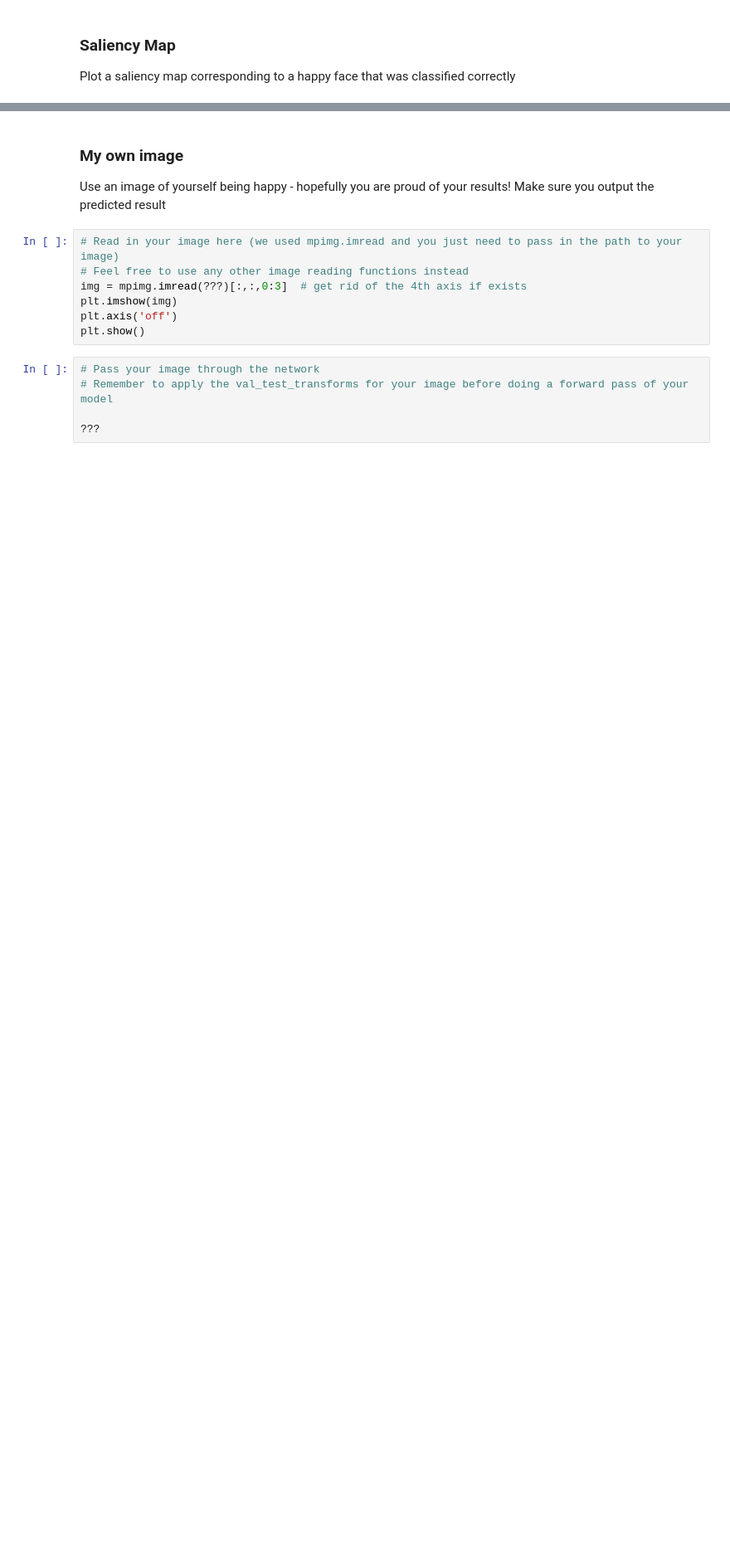
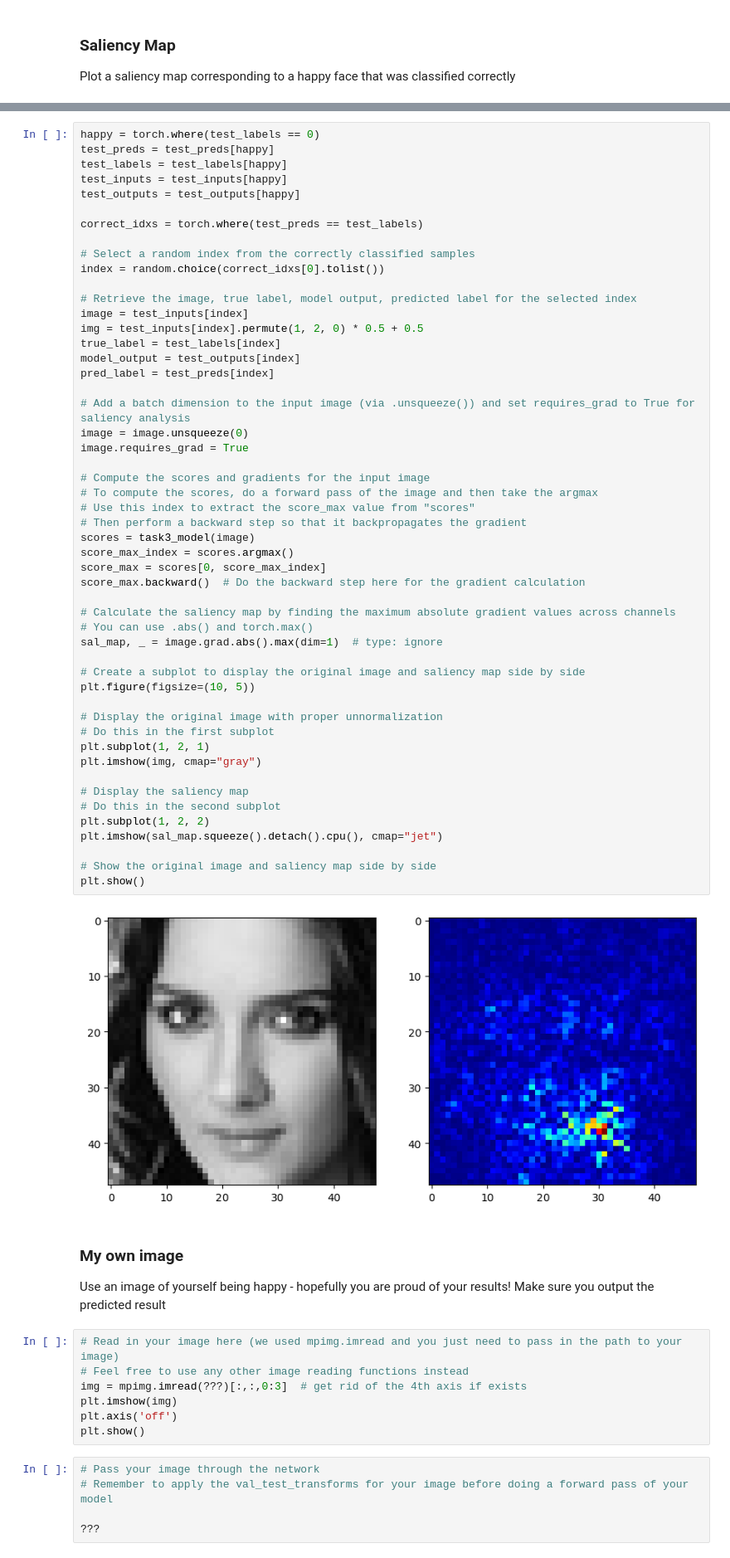
Before and after one commit to sqooid/ece4179-neural-networks, a Jupyter notebook: labs/lab-4/Lab4_Applications_student.ipynb, the cells around one changed output, grey strips where cells are left out. Shown: that part at 83% size. Drawn from its saved outputs; the diff is of its cells as text; blank space fills up the shorter version.

```diff
--- a/labs/lab-4/Lab4_Applications_student.ipynb
+++ b/labs/lab-4/Lab4_Applications_student.ipynb
@@ -739,3 +745,56 @@ Plot a saliency map corresponding to a happy face that was classified correctly
+# %%
+happy = torch.where(test_labels == 0)
+test_preds = test_preds[happy]
+test_labels = test_labels[happy]
+test_inputs = test_inputs[happy]
+test_outputs = test_outputs[happy]
+
+correct_idxs = torch.where(test_preds == test_labels)
+
+# Select a random index from the correctly classified samples
+index = random.choice(correct_idxs[0].tolist())
+
+# Retrieve the image, true label, model output, predicted label for the selected index
+image = test_inputs[index]
+img = test_inputs[index].permute(1, 2, 0) * 0.5 + 0.5
+true_label = test_labels[index]
+model_output = test_outputs[index]
+pred_label = test_preds[index]
+
+# Add a batch dimension to the input image (via .unsqueeze()) and set requires_grad to True for saliency analysis
+image = image.unsqueeze(0)
+image.requires_grad = True
+
+# Compute the scores and gradients for the input image
+# To compute the scores, do a forward pass of the image and then take the argmax
+# Use this index to extract the score_max value from "scores"
+# Then perform a backward step so that it backpropagates the gradient
+scores = task3_model(image)
+score_max_index = scores.argmax()
+score_max = scores[0, score_max_index]
+score_max.backward()  # Do the backward step here for the gradient calculation
+
+# Calculate the saliency map by finding the maximum absolute gradient values across channels
+# You can use .abs() and torch.max()
+sal_map, _ = image.grad.abs().max(dim=1)  # type: ignore
+
+# Create a subplot to display the original image and saliency map side by side
+plt.figure(figsize=(10, 5))
+
+# Display the original image with proper unnormalization
+# Do this in the first subplot
+plt.subplot(1, 2, 1)
+plt.imshow(img, cmap="gray")
+
+# Display the saliency map
+# Do this in the second subplot
+plt.subplot(1, 2, 2)
+plt.imshow(sal_map.squeeze().detach().cpu(), cmap="jet")
+
+# Show the original image and saliency map side by side
+plt.show()
+# %% [output]
+[figure, added]
 # %% [markdown]
 ### My own image
 
```
Also changed, not shown: parts of 5 cells of this notebook.
